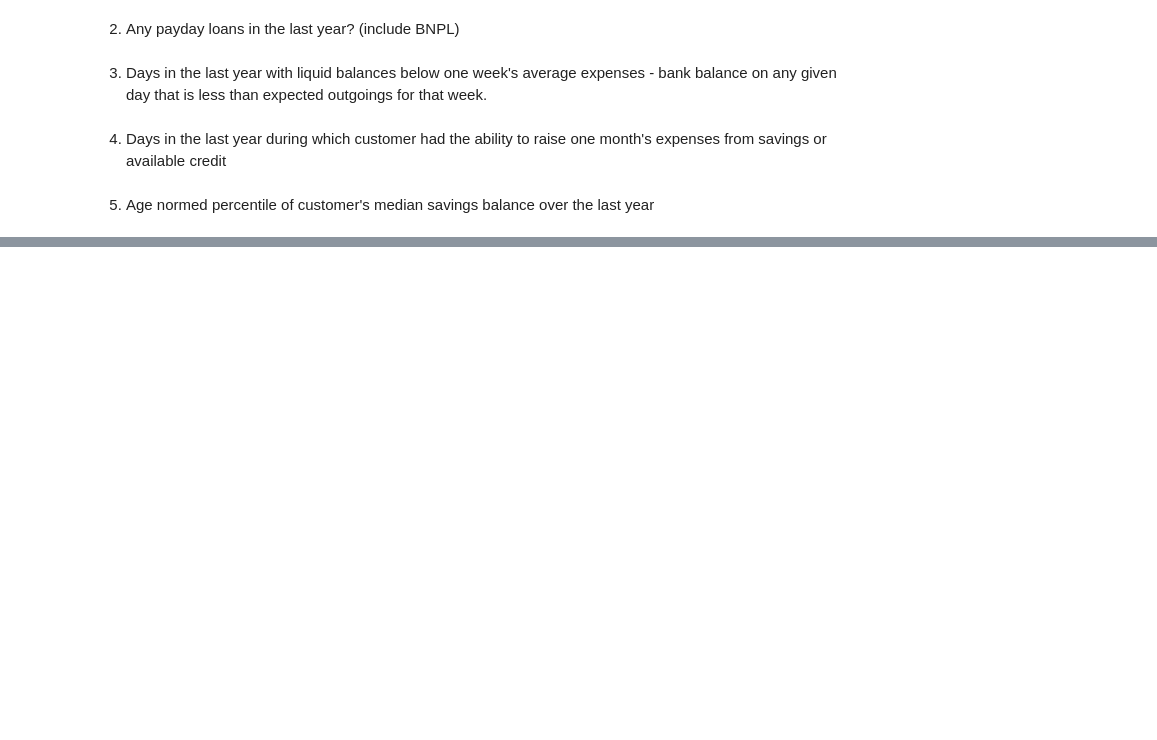
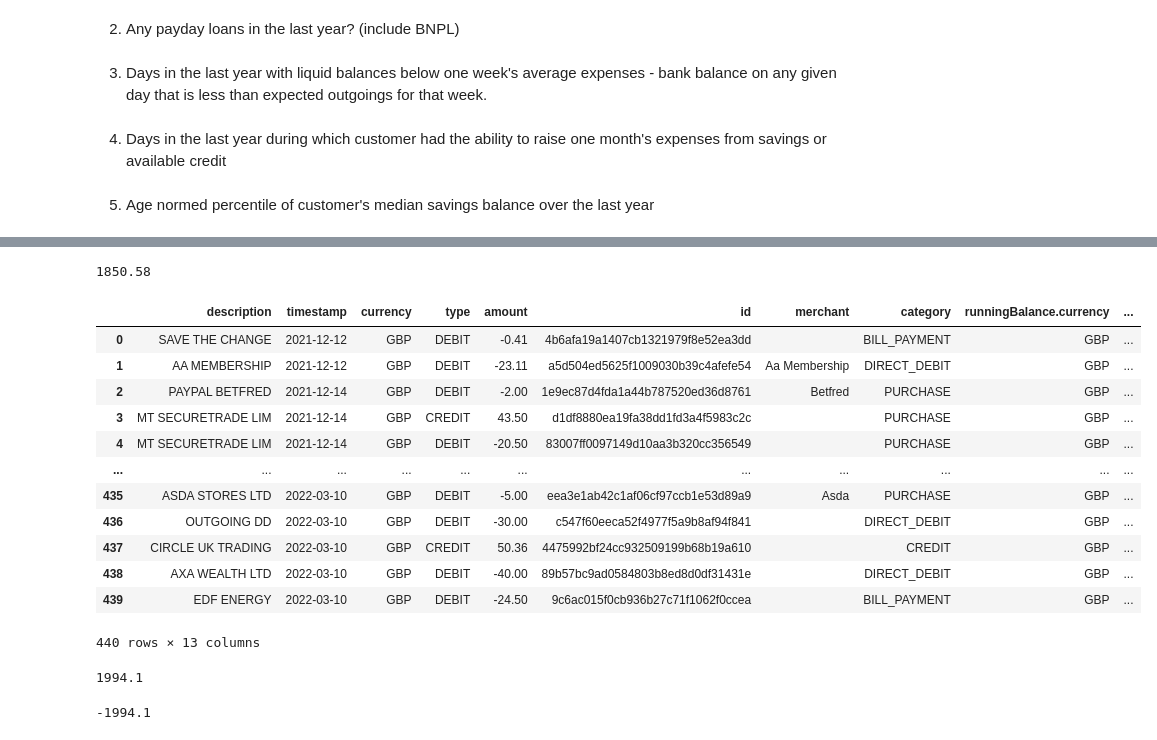
Before and after one commit to DrWardPsych/nlp_example, a Jupyter notebook: financial_wellbeing.ipynb, the cells around one changed output, grey strips where cells are left out. Drawn from its saved outputs; the diff is of its cells as text; code cells hidden in the pictures; blank space fills up the shorter version.

```diff
--- a/financial_wellbeing.ipynb
+++ b/financial_wellbeing.ipynb
@@ -93,0 +121,28 @@ Average weekly spend: £676
+# %%
+sum(scores)
+# %% [output]
+1850.58
+# %%
+data
+# %% [output]
+|  | description | timestamp | currency | type | amount | id | merchant | category | runningBalance.currency | ... |
+| 0 | SAVE THE CHANGE | 2021-12-12 | GBP | DEBIT | -0.41 | 4b6afa19a1407cb1321979f8e52ea3dd |  | BILL_PAYMENT | GBP | ... |
+| 1 | AA MEMBERSHIP | 2021-12-12 | GBP | DEBIT | -23.11 | a5d504ed5625f1009030b39c4afefe54 | Aa Membership | DIRECT_DEBIT | GBP | ... |
+| 2 | PAYPAL BETFRED | 2021-12-14 | GBP | DEBIT | -2.00 | 1e9ec87d4fda1a44b787520ed36d8761 | Betfred | PURCHASE | GBP | ... |
+| 3 | MT SECURETRADE LIM | 2021-12-14 | GBP | CREDIT | 43.50 | d1df8880ea19fa38dd1fd3a4f5983c2c |  | PURCHASE | GBP | ... |
+| 4 | MT SECURETRADE LIM | 2021-12-14 | GBP | DEBIT | -20.50 | 83007ff0097149d10aa3b320cc356549 |  | PURCHASE | GBP | ... |
+| ... | ... | ... | ... | ... | ... | ... | ... | ... | ... | ... |
+| 435 | ASDA STORES LTD | 2022-03-10 | GBP | DEBIT | -5.00 | eea3e1ab42c1af06cf97ccb1e53d89a9 | Asda | PURCHASE | GBP | ... |
+| 436 | OUTGOING DD | 2022-03-10 | GBP | DEBIT | -30.00 | c547f60eeca52f4977f5a9b8af94f841 |  | DIRECT_DEBIT | GBP | ... |
+| 437 | CIRCLE UK TRADING | 2022-03-10 | GBP | CREDIT | 50.36 | 4475992bf24cc932509199b68b19a610 |  | CREDIT | GBP | ... |
+| 438 | AXA WEALTH LTD | 2022-03-10 | GBP | DEBIT | -40.00 | 89b57bc9ad0584803b8ed8d0df31431e |  | DIRECT_DEBIT | GBP | ... |
+| 439 | EDF ENERGY | 2022-03-10 | GBP | DEBIT | -24.50 | 9c6ac015f0cb936b27c71f1062f0ccea |  | BILL_PAYMENT | GBP | ... |
+440 rows × 13 columns
+# %%
+scores.essential_outgoings(data)
+# %% [output]
+1994.1
+# %%
+df[(df.need_want=='Essential')|((df.transaction_class=='Loans&Credit')&(df.type=='DEBIT'))]['amount'].sum()
+# %% [output]
+-1994.1
```
Also changed, not shown: parts of 10 cells of this notebook, 5 other files.
